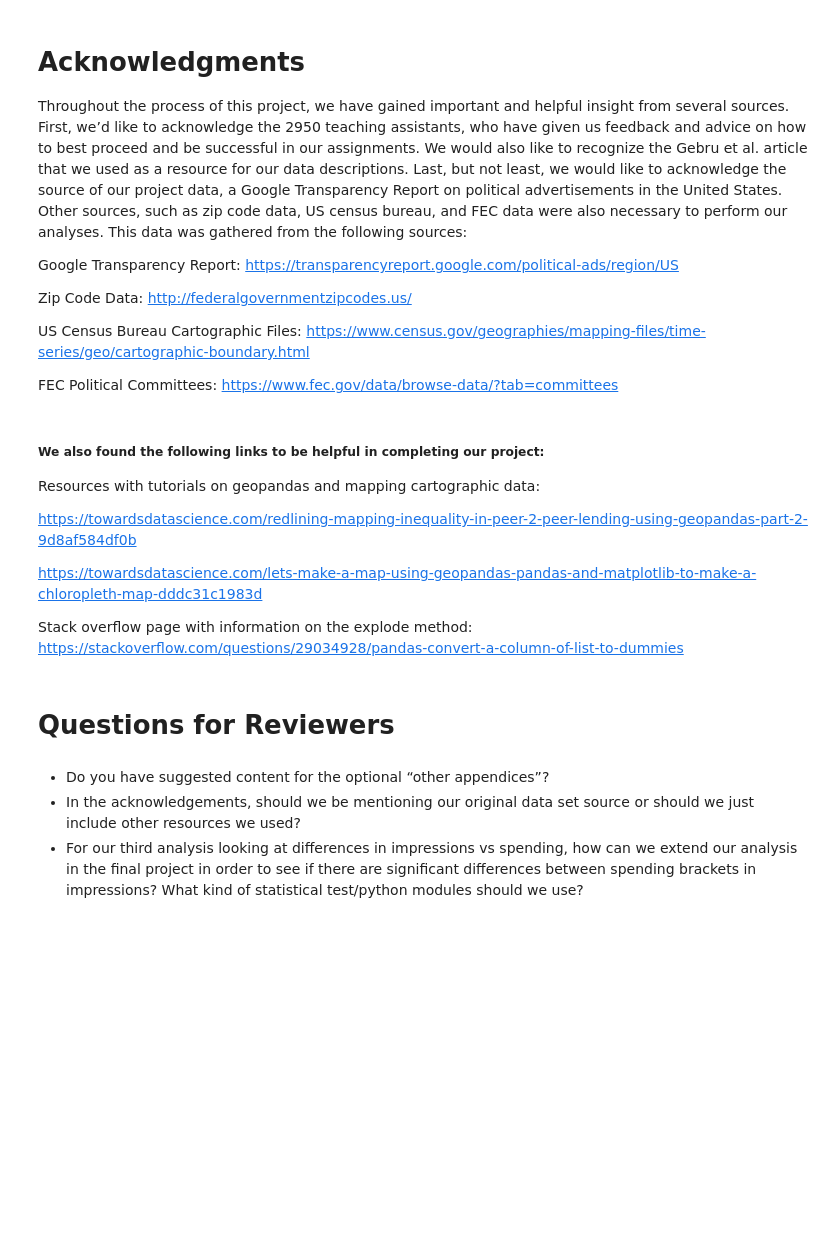
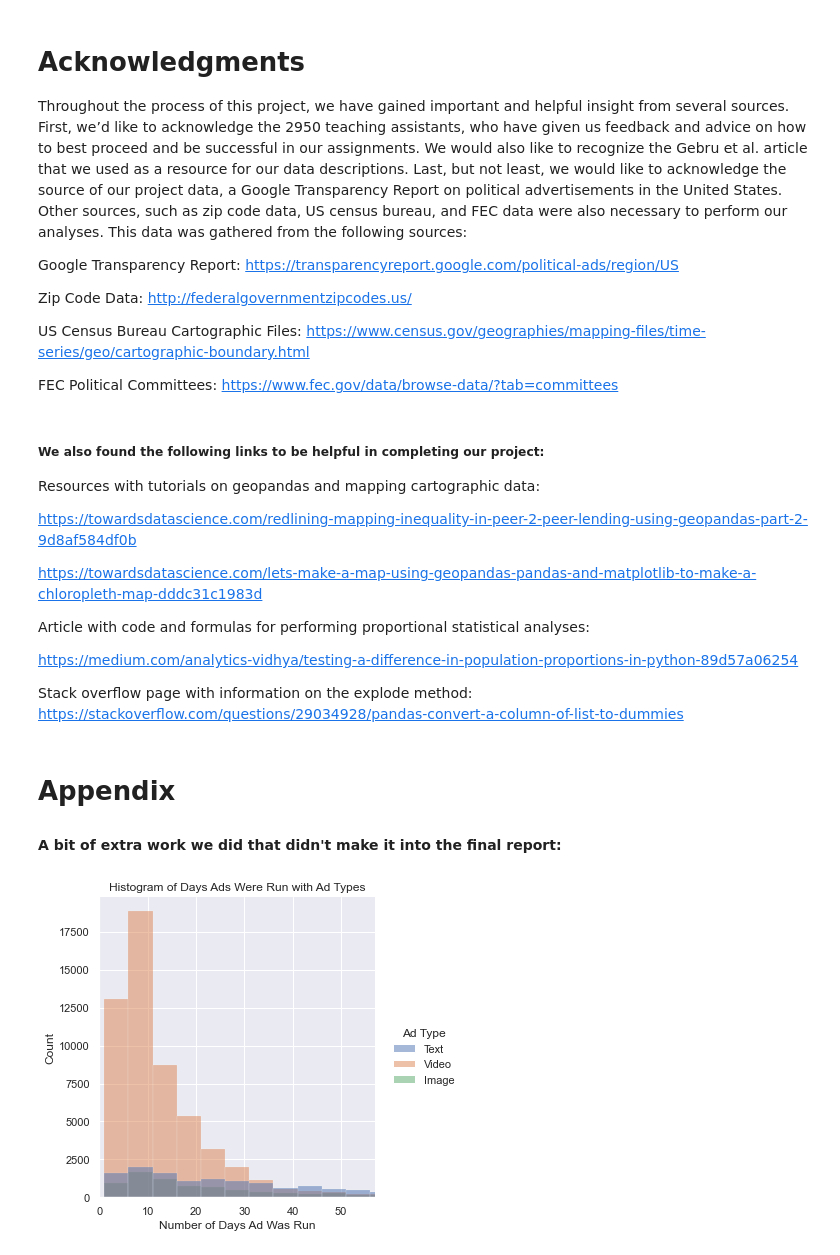
Before and after one commit to esalamon17/Google-Political-Ads, a Jupyter notebook: phase_4.ipynb, the cells around one changed output. Cells and saved outputs as stored; diff of their text form; code cells hidden in the pictures; blank space fills up the shorter version.

```diff
--- a/phase_4.ipynb
+++ b/phase_4.ipynb
@@ -671,11 +677,20 @@ https://towardsdatascience.com/redlining-mapping-inequality-in-peer-2-peer-lendi
 
 https://towardsdatascience.com/lets-make-a-map-using-geopandas-pandas-and-matplotlib-to-make-a-chloropleth-map-dddc31c1983d
 
+Article with code and formulas for performing proportional statistical analyses:
+
+https://medium.com/analytics-vidhya/testing-a-difference-in-population-proportions-in-python-89d57a06254
+
 Stack overflow page with information on the explode method:
 https://stackoverflow.com/questions/29034928/pandas-convert-a-column-of-list-to-dummies
 # %% [markdown]
-# Questions for Reviewers
+# Appendix
+#### A bit of extra work we did that didn't make it into the final report:
-# %% [markdown]
-- Do you have suggested content for the optional “other appendices”?
-- In the acknowledgements, should we be mentioning our original data set source or should we just include other resources we used?
-- For our third analysis looking at differences in impressions vs spending, how can we extend our analysis in the final project in order to see if there are significant differences between spending brackets in impressions? What kind of statistical test/python modules should we use?
+# %%
+p = sns.displot(x = 'Num_of_Days', data = data, binwidth = 5, hue = 'Ad_Type');
+plt.xlabel('Number of Days Ad Was Run');
+plt.xlim([0, np.percentile(data['Num_of_Days'], 90)]);
+p._legend.set_title('Ad Type');
+plt.title('Histogram of Days Ads Were Run with Ad Types');
+# %% [output]
+[figure, added]
```
Also changed, not shown: parts of 18 cells of this notebook, 1 other file.
